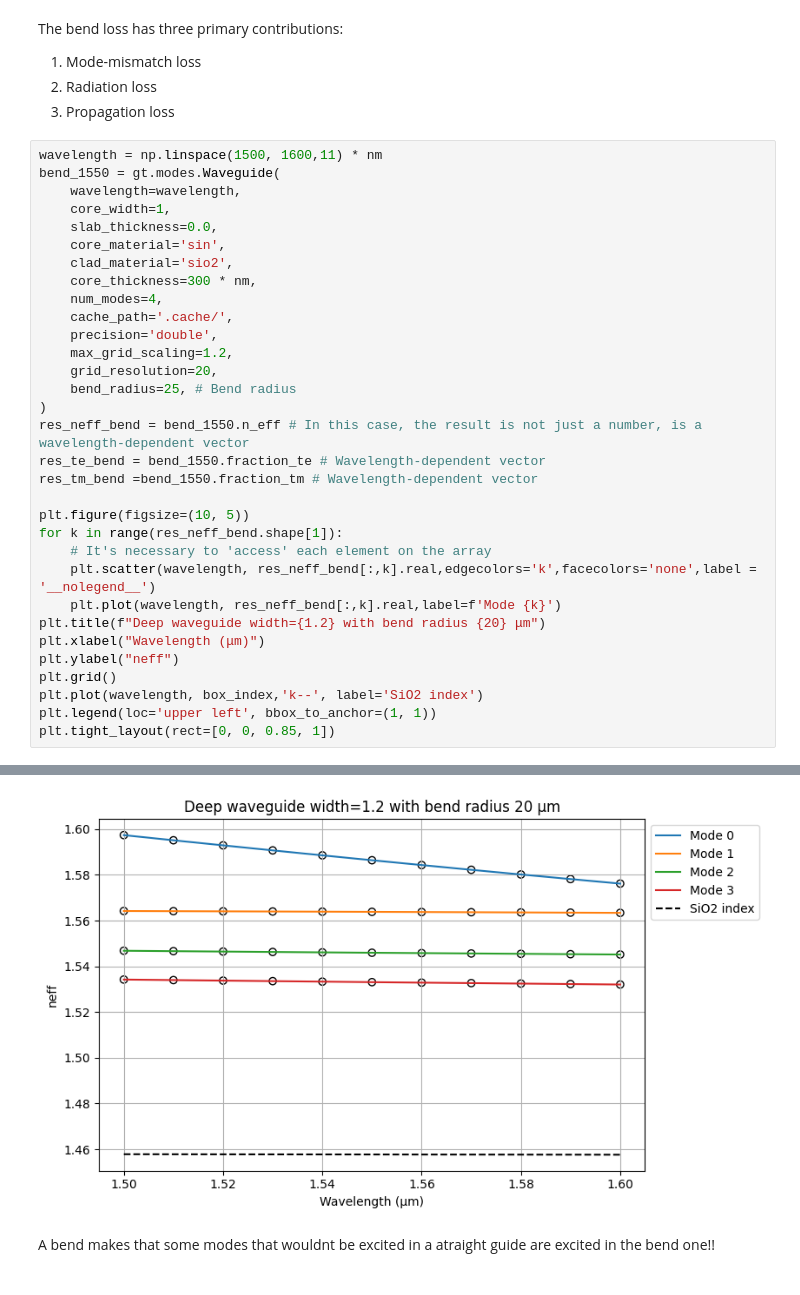
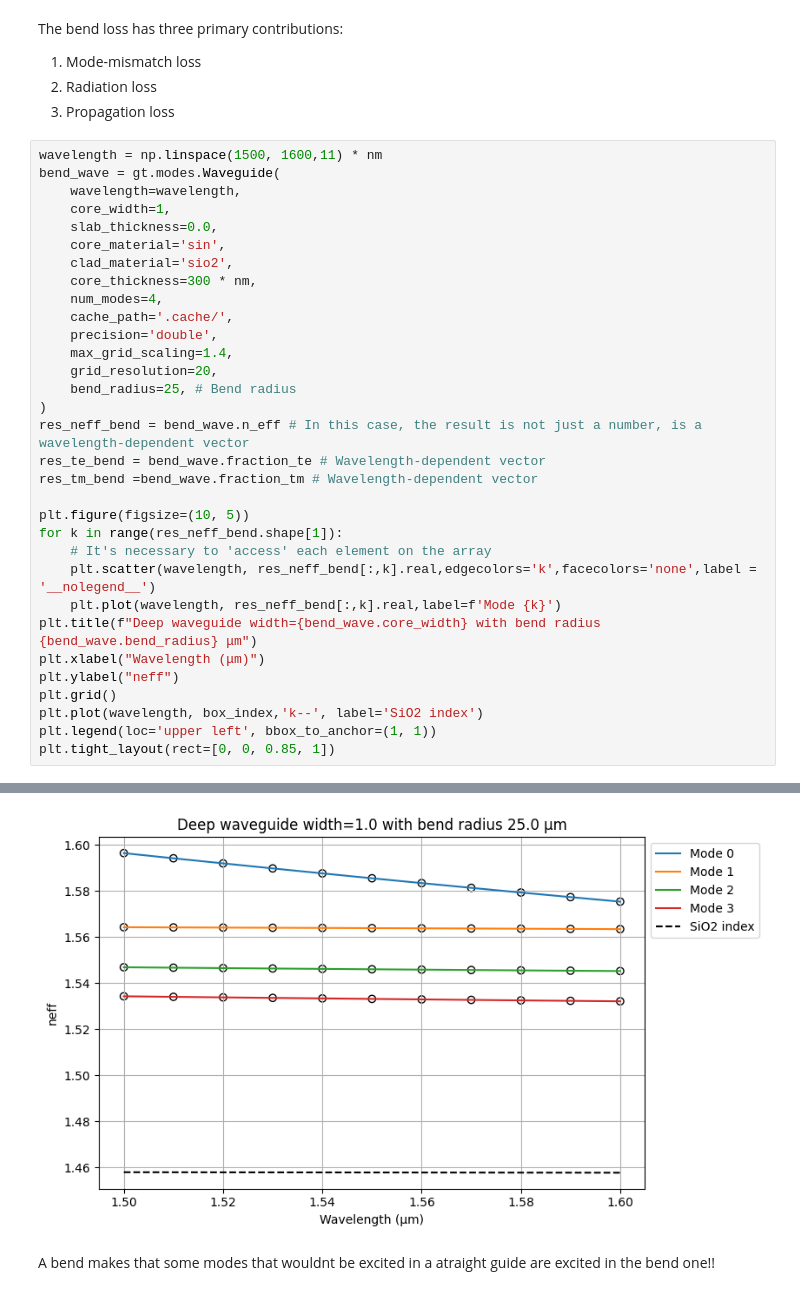
Before and after one commit to DBAEASE/pic-upv-lab1, a Jupyter notebook: WAVEGUIDES_Student.ipynb, the cells around one changed output, grey strips where cells are left out. Cells and saved outputs as stored; diff of their text form.

```diff
--- a/WAVEGUIDES_Student.ipynb
+++ b/WAVEGUIDES_Student.ipynb
@@ -855,7 +855,7 @@ The bend loss has three primary contributions:
 3. Propagation loss
 # %%
 wavelength = np.linspace(1500, 1600,11) * nm
-bend_1550 = gt.modes.Waveguide(
+bend_wave = gt.modes.Waveguide(
     wavelength=wavelength,
     core_width=1,
     slab_thickness=0.0,
@@ -865,20 +865,20 @@ bend_1550 = gt.modes.Waveguide(
     num_modes=4,
     cache_path='.cache/',
     precision='double',
-    max_grid_scaling=1.2,
+    max_grid_scaling=1.4,
     grid_resolution=20,
     bend_radius=25, # Bend radius
 )
-res_neff_bend = bend_1550.n_eff # In this case, the result is not just a number, is a wavelength-dependent vector
-res_te_bend = bend_1550.fraction_te # Wavelength-dependent vector
-res_tm_bend =bend_1550.fraction_tm # Wavelength-dependent vector
+res_neff_bend = bend_wave.n_eff # In this case, the result is not just a number, is a wavelength-dependent vector
+res_te_bend = bend_wave.fraction_te # Wavelength-dependent vector
+res_tm_bend =bend_wave.fraction_tm # Wavelength-dependent vector
 
 plt.figure(figsize=(10, 5))
 for k in range(res_neff_bend.shape[1]):
     # It's necessary to 'access' each element on the array
     plt.scatter(wavelength, res_neff_bend[:,k].real,edgecolors='k',facecolors='none',label = '__nolegend__')
     plt.plot(wavelength, res_neff_bend[:,k].real,label=f'Mode {k}')
-plt.title(f"Deep waveguide width={1.2} with bend radius {20} μm")
+plt.title(f"Deep waveguide width={bend_wave.core_width} with bend radius {bend_wave.bend_radius} μm")
 plt.xlabel("Wavelength (μm)")
 plt.ylabel("neff")
 plt.grid()
@@ -890,4 +890,4 @@ plt.tight_layout(rect=[0, 0, 0.85, 1])
-[figure, old version]
+[figure, new version]
 # %% [markdown]
 A bend makes that some modes that wouldnt be excited in a atraight guide are excited in the bend one!!
 # %%
```
Also changed, not shown: parts of 27 cells of this notebook, 1 other file.
